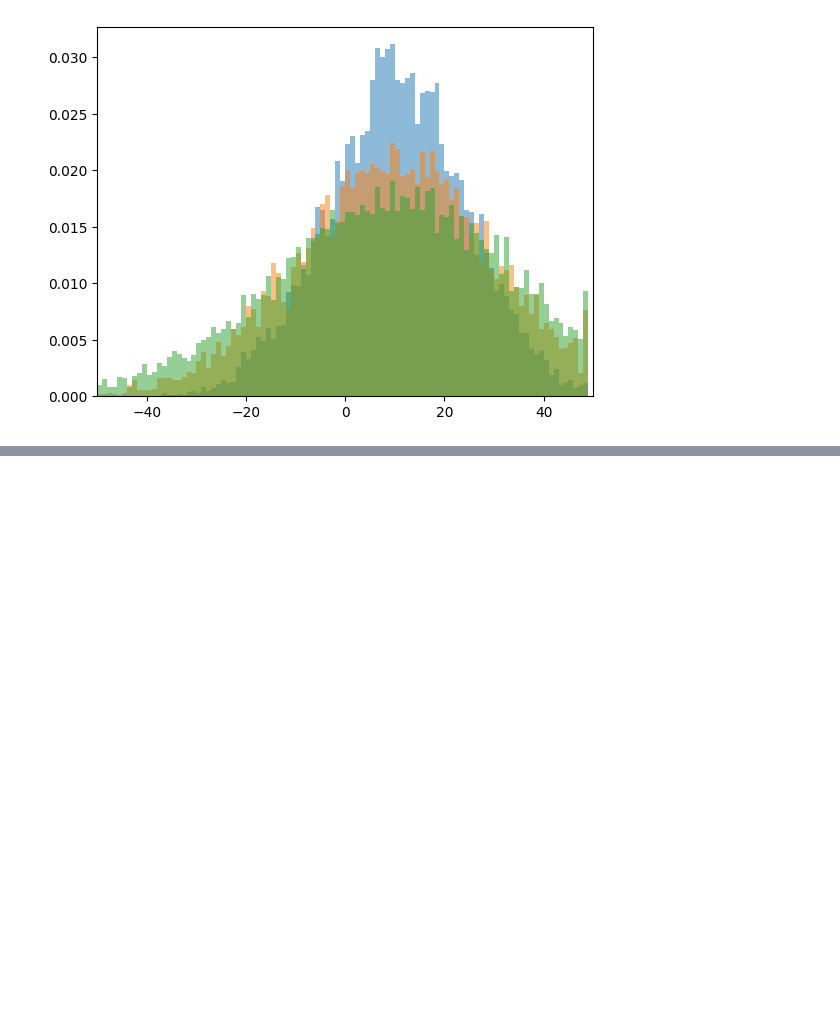
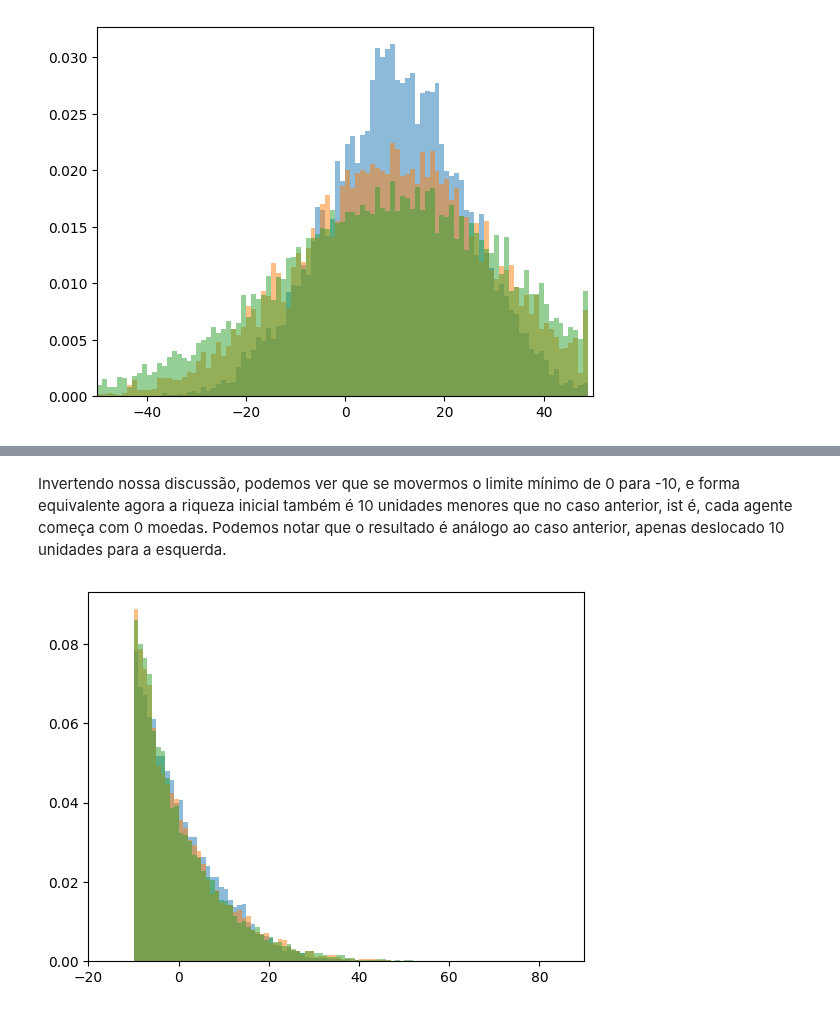
Before and after one commit to jdansb/Econophysics, a Jupyter notebook: files/monetary.ipynb, the cells around one changed output, grey strips where cells are left out. Saved outputs shown, nothing was run; the diff lists cells and outputs as text; code cells hidden in the pictures; blank space fills up the shorter version.

```diff
--- a/files/monetary.ipynb
+++ b/files/monetary.ipynb
@@ -81,0 +84,15 @@ plt.show()
+# %% [markdown]
+Invertendo nossa discussão, podemos ver que se movermos o limite mínimo de 0 para -10, e forma equivalente agora a riqueza inicial também é 10 unidades menores que no caso anterior, ist é, cada agente começa com 0 moedas. Podemos notar que o resultado é análogo ao caso anterior, apenas deslocado 10 unidades para a esquerda.
+# %%
+# @title
+M=[]
+for x in range(3):
+  M.append(simulacao(0,(x+1)*100,-10))
+
+bins = np.arange(-20, 90, 1)
+for x in range(3):
+  plt.hist(M[x],density=True,bins=bins,alpha=0.5)
+plt.xlim([-20,90])
+plt.show()
+# %% [output]
+[figure, added]
```
Also changed, not shown: parts of 5 cells of this notebook.
